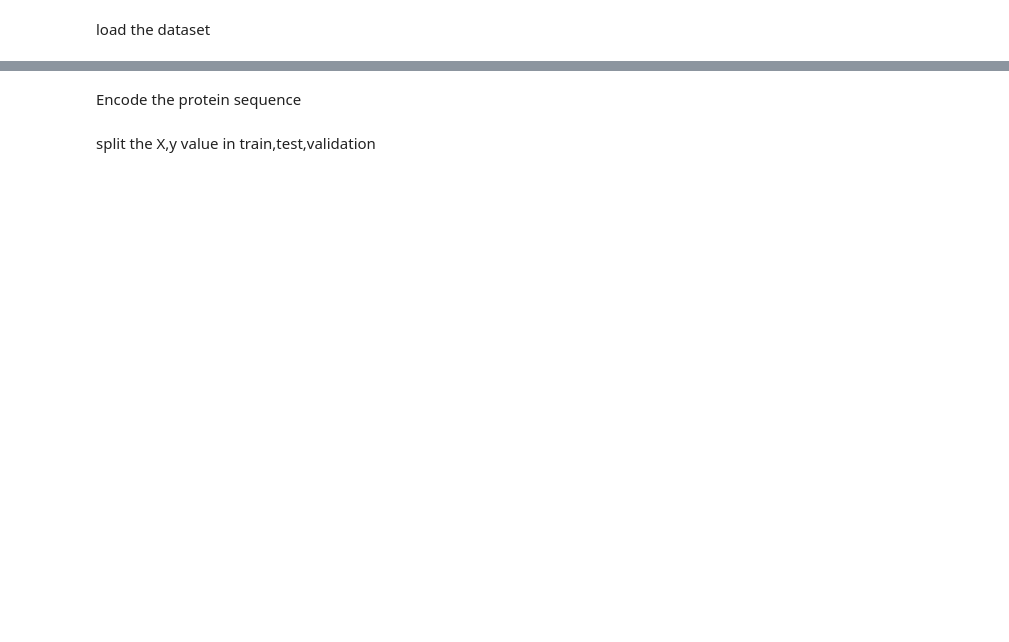
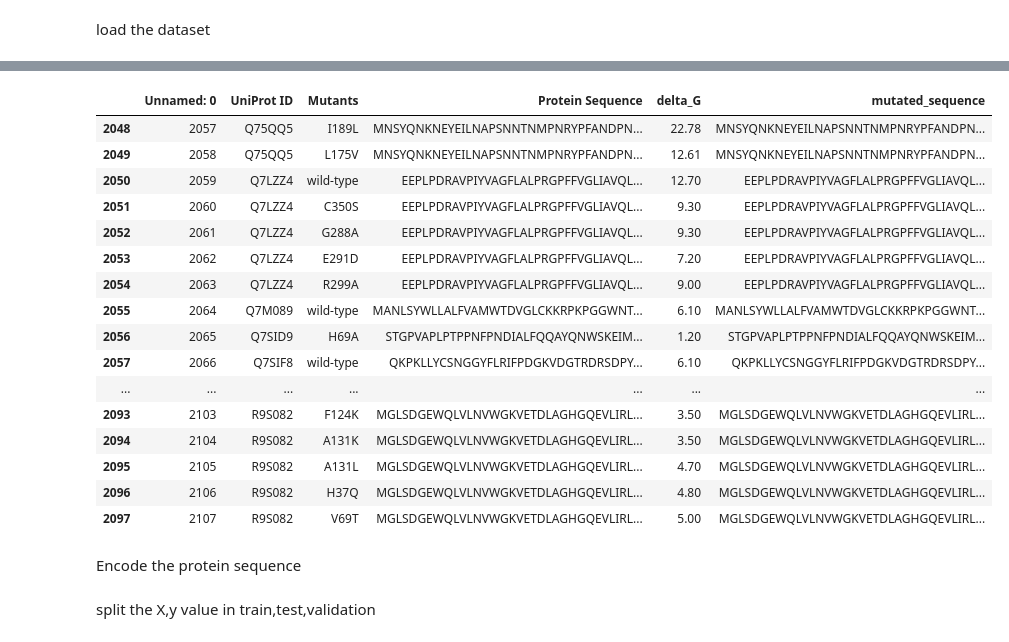
Before and after one commit to Growdeatechnology/Delta-G-Prediction, a Jupyter notebook: Delta_G_prediction.ipynb, the cells around one changed output, grey strips where cells are left out. Drawn from its saved outputs; the diff is of its cells as text; code cells hidden in the pictures; blank space fills up the shorter version.

```diff
--- a/Delta_G_prediction.ipynb
+++ b/Delta_G_prediction.ipynb
@@ -199,3 +48,25 @@ combined_df.columns
+# %%
+df = df.drop(2063).reset_index(drop=True)
+# %%
+df.tail(50)
+# %% [output]
+|  | Unnamed: 0 | UniProt ID | Mutants | Protein Sequence | delta_G | mutated_sequence |
+| 2048 | 2057 | Q75QQ5 | I189L | MNSYQNKNEYEILNAPSNNTNMPNRYPFANDPN... | 22.78 | MNSYQNKNEYEILNAPSNNTNMPNRYPFANDPN... |
+| 2049 | 2058 | Q75QQ5 | L175V | MNSYQNKNEYEILNAPSNNTNMPNRYPFANDPN... | 12.61 | MNSYQNKNEYEILNAPSNNTNMPNRYPFANDPN... |
+| 2050 | 2059 | Q7LZZ4 | wild-type | EEPLPDRAVPIYVAGFLALPRGPFFVGLIAVQL... | 12.70 | EEPLPDRAVPIYVAGFLALPRGPFFVGLIAVQL... |
+| 2051 | 2060 | Q7LZZ4 | C350S | EEPLPDRAVPIYVAGFLALPRGPFFVGLIAVQL... | 9.30 | EEPLPDRAVPIYVAGFLALPRGPFFVGLIAVQL... |
+| 2052 | 2061 | Q7LZZ4 | G288A | EEPLPDRAVPIYVAGFLALPRGPFFVGLIAVQL... | 9.30 | EEPLPDRAVPIYVAGFLALPRGPFFVGLIAVQL... |
+| 2053 | 2062 | Q7LZZ4 | E291D | EEPLPDRAVPIYVAGFLALPRGPFFVGLIAVQL... | 7.20 | EEPLPDRAVPIYVAGFLALPRGPFFVGLIAVQL... |
+| 2054 | 2063 | Q7LZZ4 | R299A | EEPLPDRAVPIYVAGFLALPRGPFFVGLIAVQL... | 9.00 | EEPLPDRAVPIYVAGFLALPRGPFFVGLIAVQL... |
+| 2055 | 2064 | Q7M089 | wild-type | MANLSYWLLALFVAMWTDVGLCKKRPKPGGWNT... | 6.10 | MANLSYWLLALFVAMWTDVGLCKKRPKPGGWNT... |
+| 2056 | 2065 | Q7SID9 | H69A | STGPVAPLPTPPNFPNDIALFQQAYQNWSKEIM... | 1.20 | STGPVAPLPTPPNFPNDIALFQQAYQNWSKEIM... |
+| 2057 | 2066 | Q7SIF8 | wild-type | QKPKLLYCSNGGYFLRIFPDGKVDGTRDRSDPY... | 6.10 | QKPKLLYCSNGGYFLRIFPDGKVDGTRDRSDPY... |
+| ... | ... | ... | ... | ... | ... | ... |
+| 2093 | 2103 | R9S082 | F124K | MGLSDGEWQLVLNVWGKVETDLAGHGQEVLIRL... | 3.50 | MGLSDGEWQLVLNVWGKVETDLAGHGQEVLIRL... |
+| 2094 | 2104 | R9S082 | A131K | MGLSDGEWQLVLNVWGKVETDLAGHGQEVLIRL... | 3.50 | MGLSDGEWQLVLNVWGKVETDLAGHGQEVLIRL... |
+| 2095 | 2105 | R9S082 | A131L | MGLSDGEWQLVLNVWGKVETDLAGHGQEVLIRL... | 4.70 | MGLSDGEWQLVLNVWGKVETDLAGHGQEVLIRL... |
+| 2096 | 2106 | R9S082 | H37Q | MGLSDGEWQLVLNVWGKVETDLAGHGQEVLIRL... | 4.80 | MGLSDGEWQLVLNVWGKVETDLAGHGQEVLIRL... |
+| 2097 | 2107 | R9S082 | V69T | MGLSDGEWQLVLNVWGKVETDLAGHGQEVLIRL... | 5.00 | MGLSDGEWQLVLNVWGKVETDLAGHGQEVLIRL... |
 # %% [markdown]
 Encode the protein sequence
 # %%
```
Also changed, not shown: parts of 32 cells of this notebook, 3 other files.
